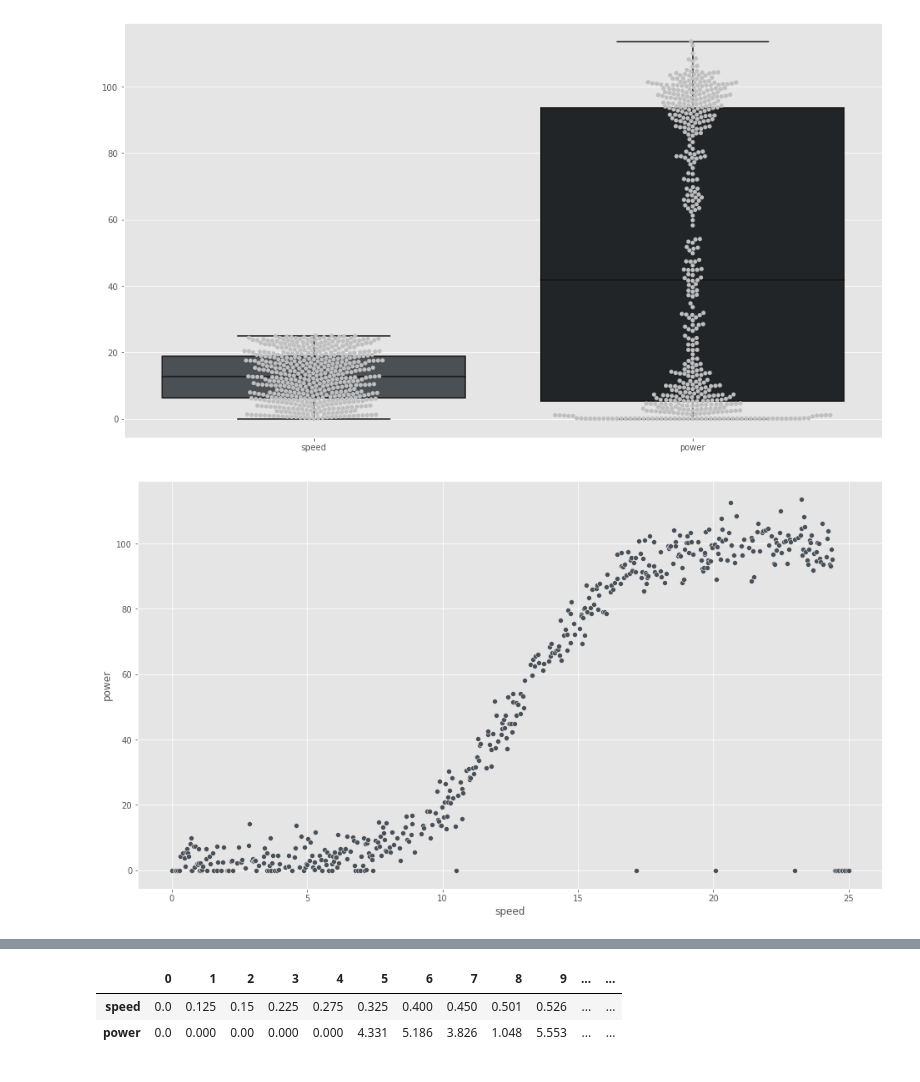
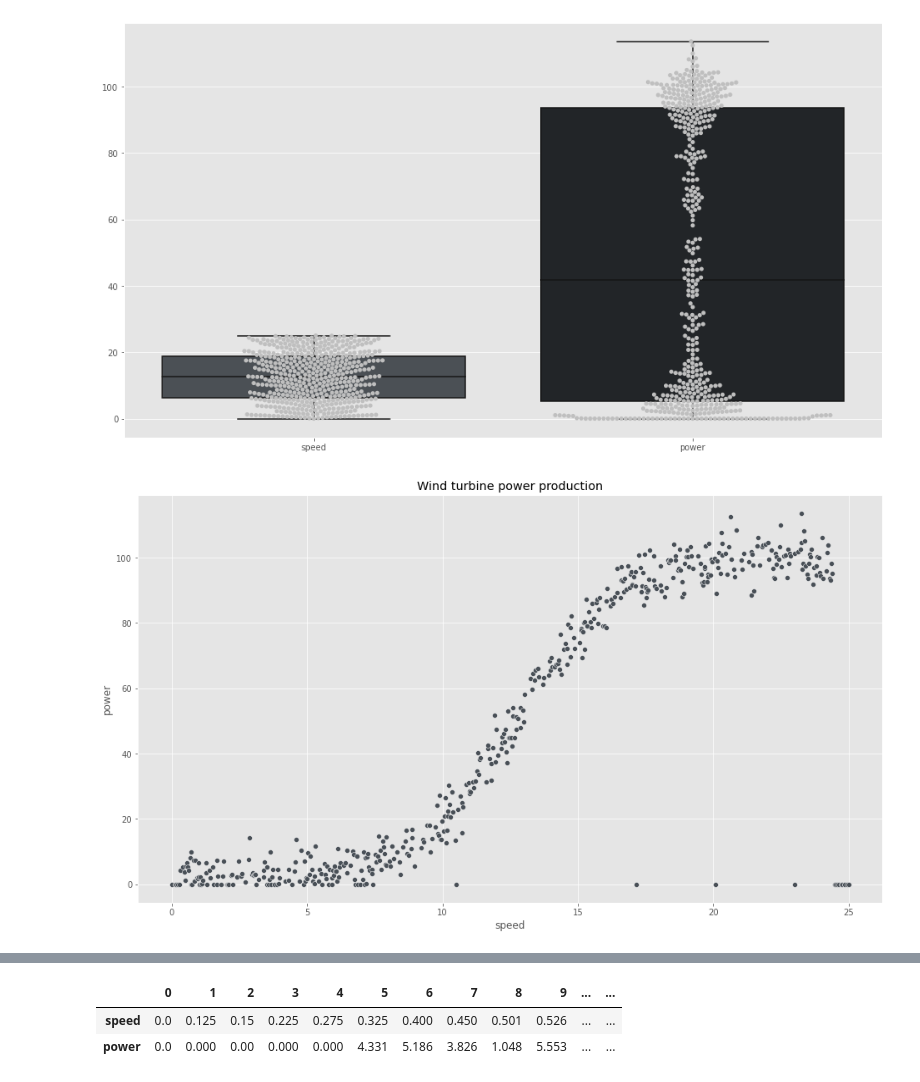
Before and after one commit to mizydorek/Fundamentals-of-Data-Analysis-Project-2020, a Jupyter notebook: project.ipynb, the cells around one changed output, grey strips where cells are left out. Cells and saved outputs as stored; diff of their text form; code cells hidden in the pictures.

```diff
--- a/project.ipynb
+++ b/project.ipynb
@@ -130,9 +163,9 @@ sns.swarmplot(data=df, color=".75");
 [figure]
 # %%
 # Scatter plot clearly shows that we have some outliers.
-sns.scatterplot(data=df, x='speed', y='power');
+sns.scatterplot(data=df, x='speed', y='power').set(title="Wind turbine power production");
 # %% [output]
-[figure, old version]
+[figure, new version]
 # %% [markdown]
 ##### — Assumption
 
```
Also changed, not shown: parts of 82 cells of this notebook.
